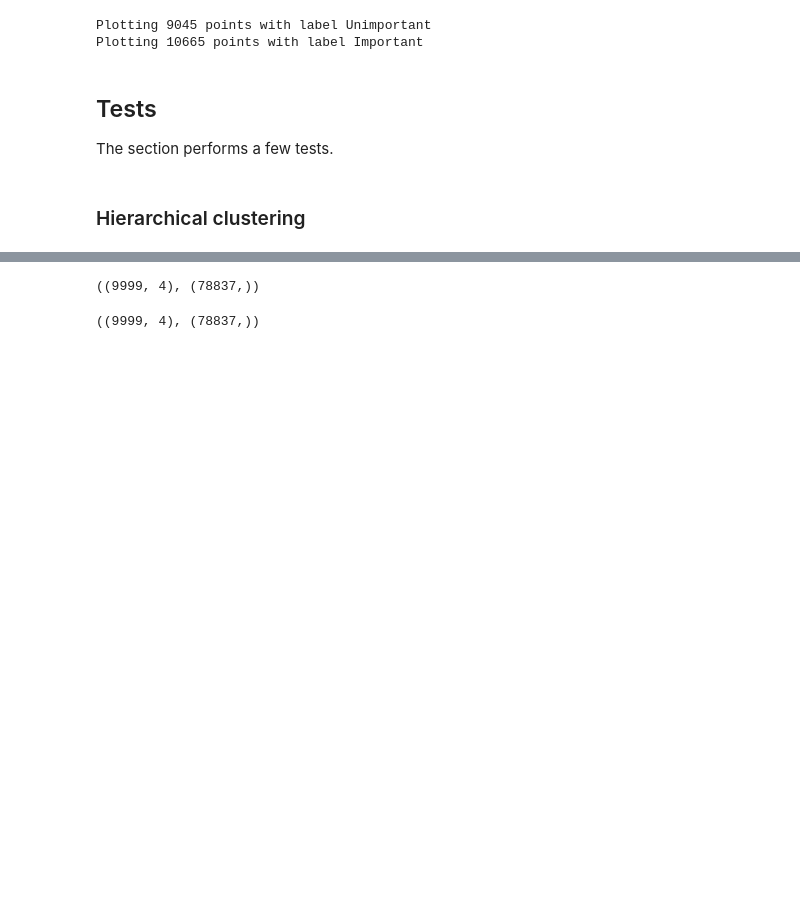
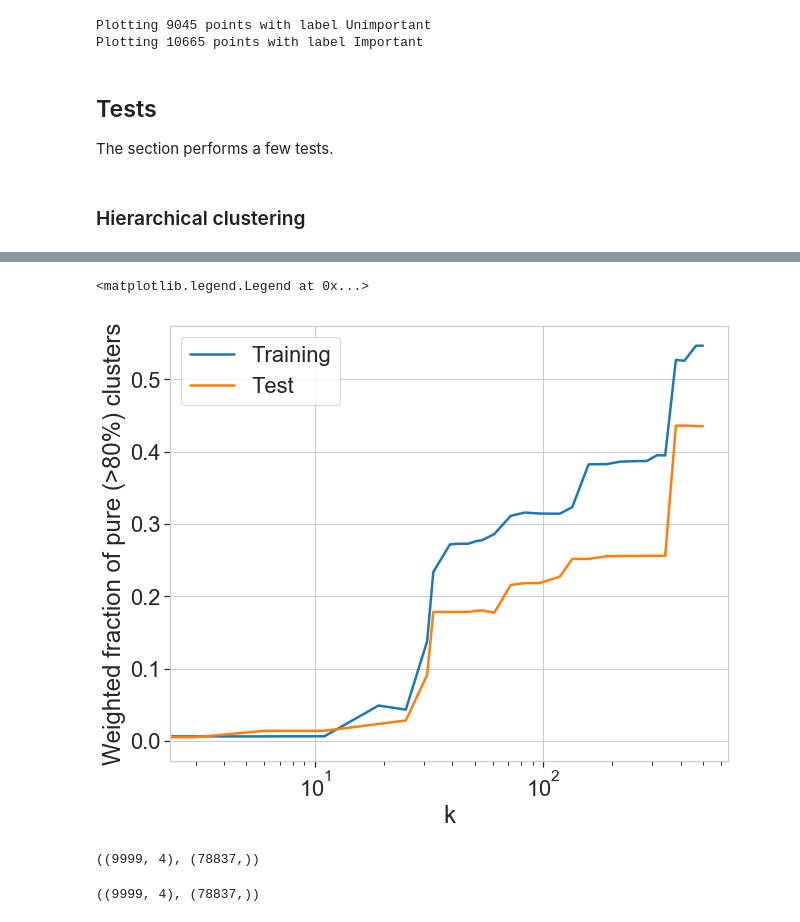
Before and after one commit to jcoupon/NOTAM-classifier, a Jupyter notebook: 3_Modelling/Modelling.ipynb, the cells around one changed output, grey strips where cells are left out. Drawn from its saved outputs; the diff is of its cells as text; code cells hidden in the pictures; blank space fills up the shorter version.

```diff
--- a/3_Modelling/Modelling.ipynb
+++ b/3_Modelling/Modelling.ipynb
@@ -227,11 +227,3 @@ Plotting 10665 points with label Important
 The section performs a few tests.
 # %% [markdown]
 ### Hierarchical clustering
-# %%
-reload(modelling)
-
-target_train = df_train['important'].values
-
-vector_train = modelling.vectorize(
-        df_train, method='TF-IDF', text_col_name='text_clean', n_dim=50,
-        random_state=random_state)
@@ -242,0 +262,14 @@ choice = np.random.randint(vector_train.shape[0], size=10000)
+# %%
+reload(modelling)
+
+
+vectorize_and_fit_clusters(
+    df_train, method_vectorize='LDA', n_dim=50,
+    cluster_method_options_dict={'method': 'average', 'metric': 'cosine'},
+    path_out=path_train_cluster_model.replace('.pickle', '_LDA_cosine_average.pickle'))
+
+if False:
+    vectorize_and_fit_clusters(
+        df_train, method_vectorize='BOW', n_dim=50,
+        cluster_method_options_dict={'method': 'average', 'metric': 'cosine'},
+        path_out=path_train_cluster_model.replace('.pickle', '_BOW_cosine_average.pickle'))
@@ -243,3 +371,14 @@ choice = np.random.randint(vector_train.shape[0], size=10000)
+# %%
+fig, ax = plt.subplots(figsize=(10, 8))
+ax.plot(n_clusters_list, f_pure_train_list, label='Training')
+ax.plot(n_clusters_list, f_pure_test_list, label='Test')
+ax.set_xlabel('k')
+ax.set_ylabel('Weighted fraction of pure (>80%) clusters')
+ax.set_xscale('log')
+ax.legend(frameon=True)
+# %% [output]
+<matplotlib.legend.Legend at 0x...>
+[figure, added]
 # %%
 reload(modelling)
 
```
Also changed, not shown: parts of 7 cells of this notebook, 6 other files.
